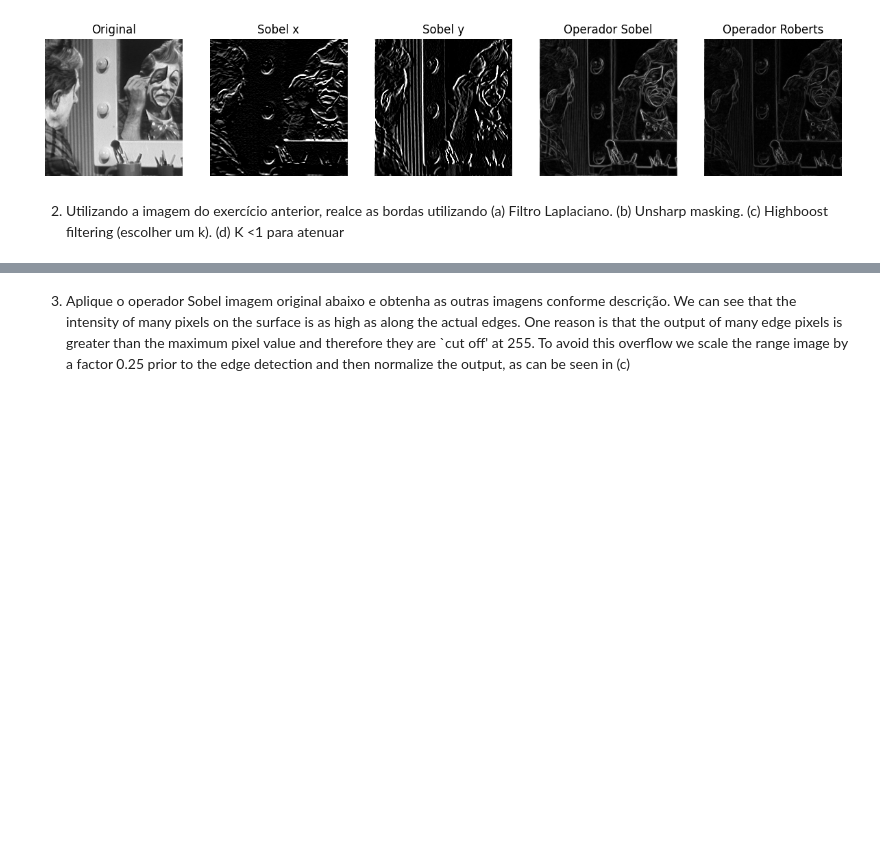
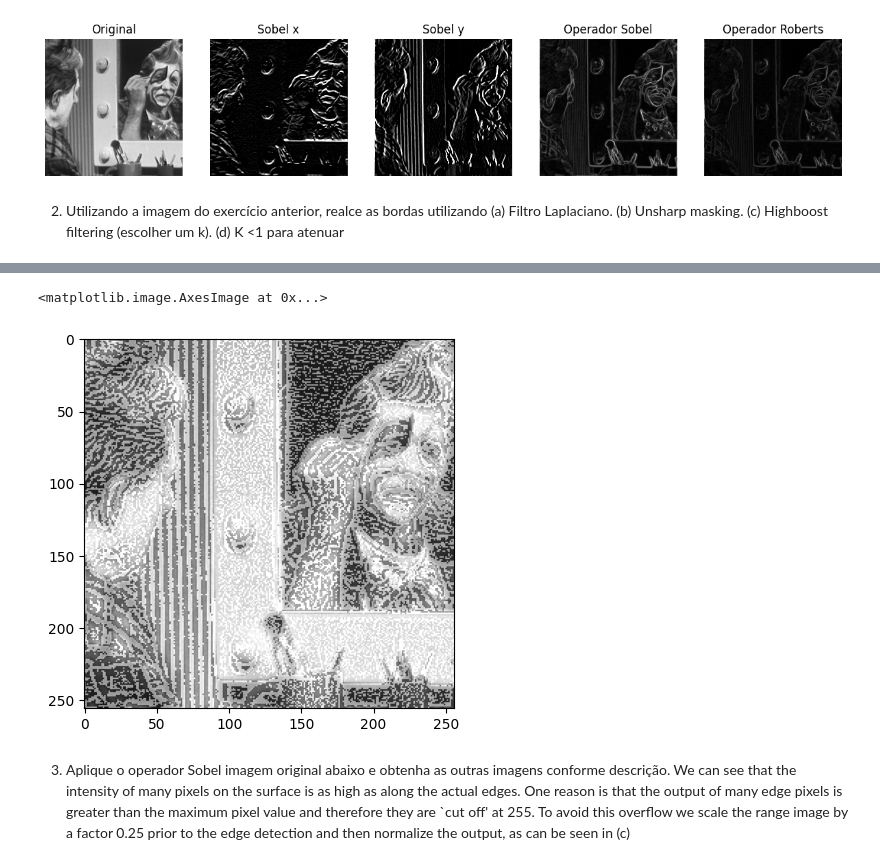
Before and after one commit to anaalicecordeiro/gbc216_t1_G04, a Jupyter notebook: Lab05 - High pass filtering/Lab05.ipynb, the cells around one changed output, grey strips where cells are left out. Drawn from its saved outputs; the diff is of its cells as text; code cells hidden in the pictures; blank space fills up the shorter version.

```diff
--- a/Lab05 - High pass filtering/Lab05.ipynb
+++ b/Lab05 - High pass filtering/Lab05.ipynb
@@ -99,3 +138,14 @@ plt.imshow(img1, cmap='gray', vmin=0, vmax=255);
+# %%
+# Carregar a imagem
+img1 = cv2.imread("cln1.png", cv2.IMREAD_GRAYSCALE)
+
+# Aplicar o filtro de unsharp mask
+atenuado = unsharp_mask(img1, k = 0.5)
+
+plt.imshow(atenuado, cmap='gray', vmin=0, vmax=255)
+# %% [output]
+<matplotlib.image.AxesImage at 0x...>
+[figure, added]
 # %% [markdown]
 3) Aplique o operador Sobel imagem original abaixo e obtenha as outras imagens conforme descrição. We can see that the intensity of many pixels on the surface is as high as along the actual edges. One reason is that the output of many edge pixels is greater than the maximum pixel value and therefore they are `cut off' at 255. To avoid this overflow we scale the range image by a factor 0.25 prior to the edge detection and then normalize the output, as can be seen in (c)
 # %%
```
Also changed, not shown: parts of 11 cells of this notebook.
